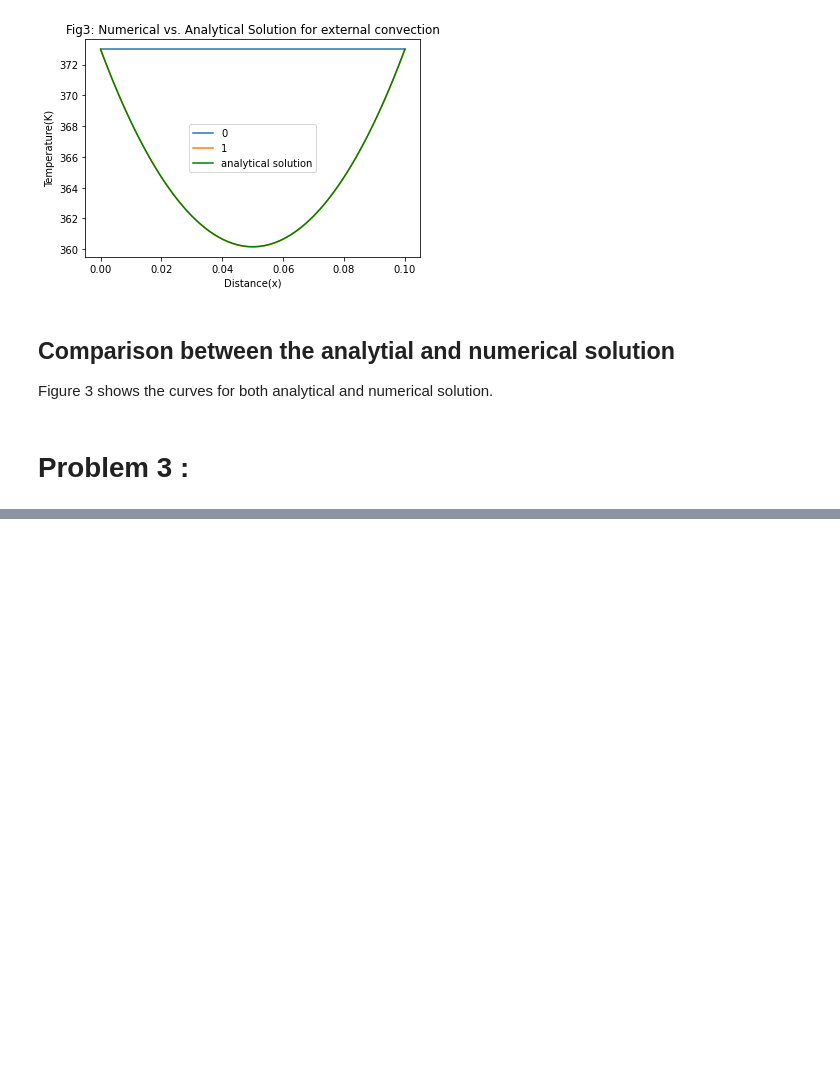
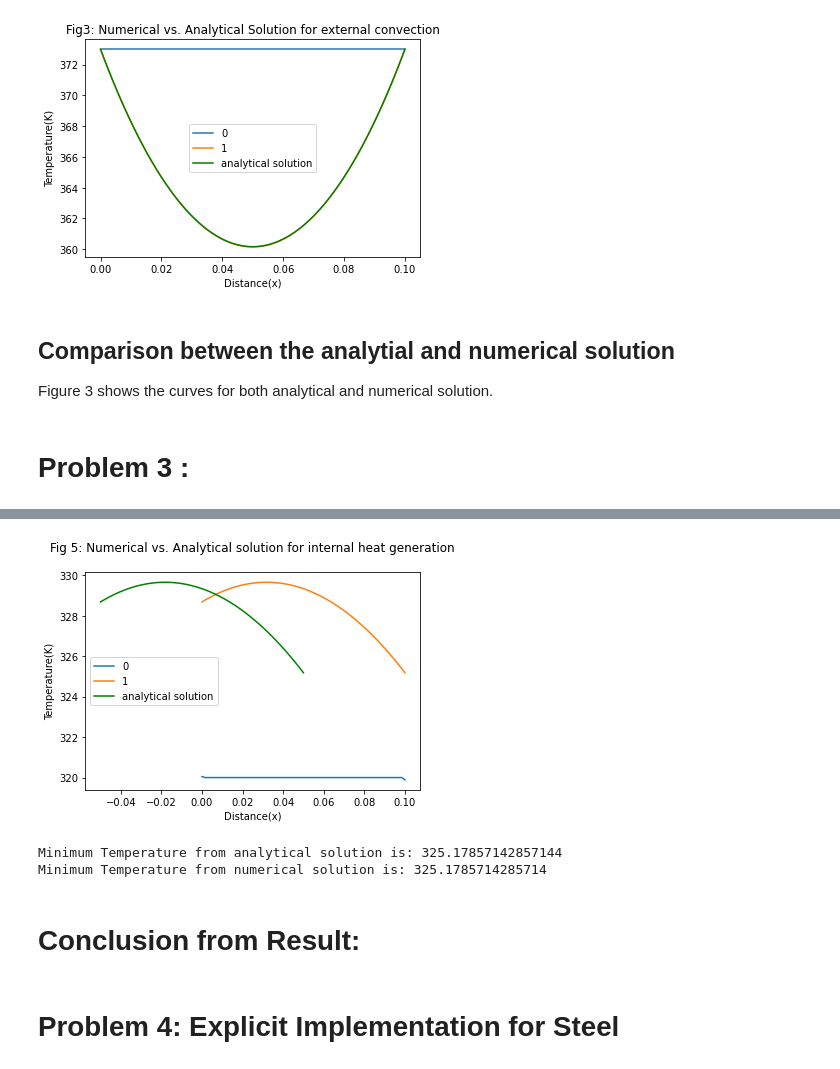
Before and after one commit to LamiaAroni/9710_CFD_project1, a Jupyter notebook: CFD_Assignment_lamia.ipynb, the cells around one changed output, grey strips where cells are left out. Drawn from its saved outputs; the diff is of its cells as text; code cells hidden in the pictures; blank space fills up the shorter version.

```diff
--- a/CFD_Assignment_lamia.ipynb
+++ b/CFD_Assignment_lamia.ipynb
@@ -1562,37 +1905,42 @@ plt.show()
 # %%
 %matplotlib inline
 import matplotlib.pyplot as plt
 
+#Numerical Sotuion
 i = 0
 for T in T_solns:
     plt.plot(grid.xP, T, label=str(i))
     i += 1
 
-
+#Analytical solution
 T1 = 323
 T2 = 313
 L = 0.05
 x = np.arange(-0.05, 0.051, .001)
 
 P = ((12500/13)*(L**2 - x**2)) + ((T2-T1)*x*(7/2)) + (T1+T2)/2 + (125/14)
-print(P)
+#print(P)
 #x = np.arange(0, 0.1, .001)
 plt.plot(x, P, 'g', label = 'analytical solution')
-'''
-t = np.arange(-0.0182, 0.051, .001)
-
-Q = ((12500/13)*(L**2 - t**2)) + ((T2-T1)*t*(7/2)) + (T1+T2)/2 + (125/14)
-print(Q)
-plt.plot(t, Q, 'g', label='analytical soution')
-
-'''
-#print(P)
+minP = np.min(P)
 
 
-#plt.plot(x, P, 'g')
-plt.xlabel("x")
-plt.ylabel("T")
+plt.xlabel("Distance(x)")
+plt.ylabel("Temperature(K)")
 plt.legend()
+plt.title('Fig 5: Numerical vs. Analytical solution for internal heat generation\n')
 plt.show()
+
+#Display the minimum temp for both analytical and numerical solution
+print('Minimum Temperature from analytical solution is:' , minP)
+print('Minimum Temperature from numerical solution is:' , min3)
+# %% [output]
+[figure, added]
+Minimum Temperature from analytical solution is: 325.17857142857144
+Minimum Temperature from numerical solution is: 325.1785714285714
+# %% [markdown]
+# Conclusion from Result:
+# %% [markdown]
+# Problem 4: Explicit Implementation for Steel
 # %%
 # Problem 4
```
Also changed, not shown: parts of 42 cells of this notebook.
